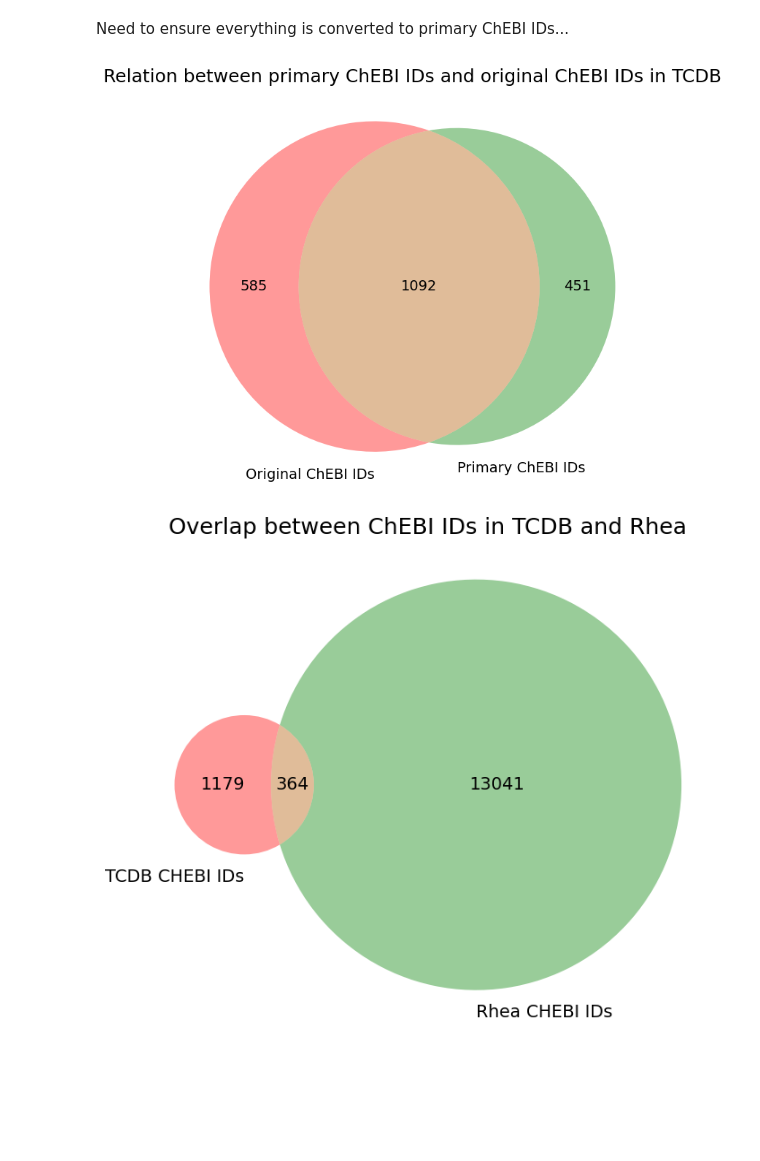
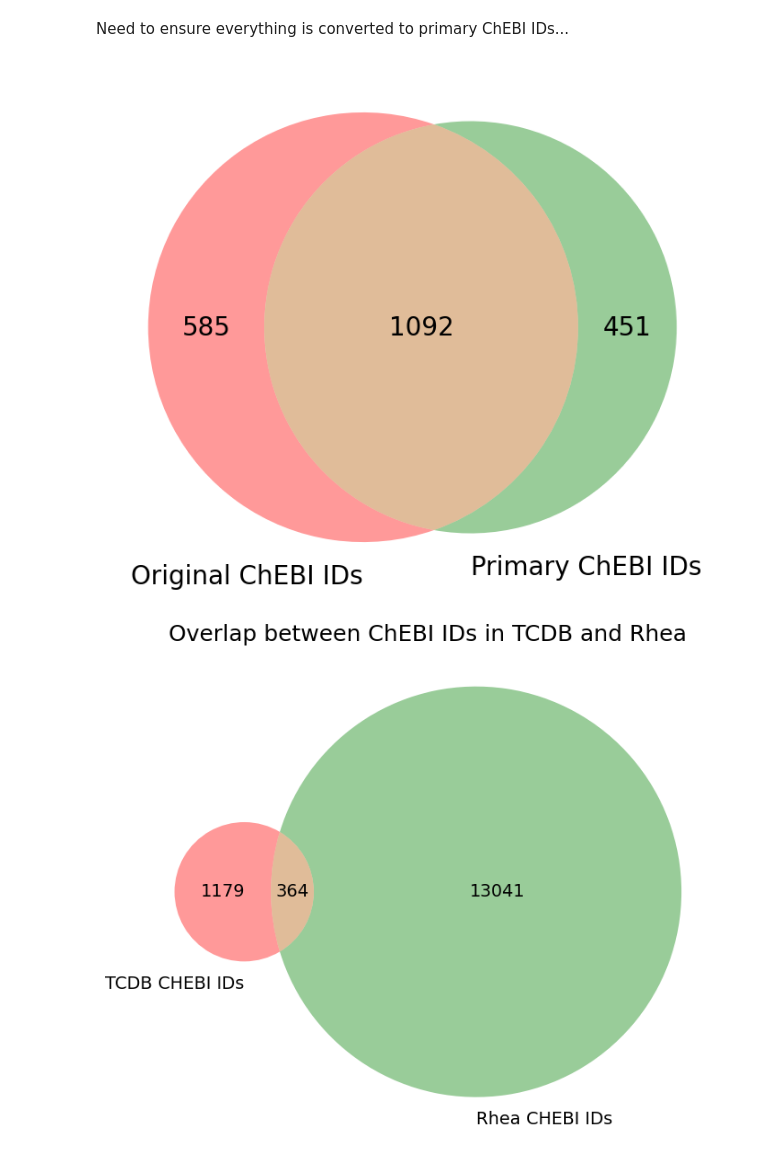
Before and after one commit to blandro/master-project, a Jupyter notebook: Misc/chebis_tcdb_rhea.ipynb, the cells around one changed output. Drawn from its saved outputs; the diff is of its cells as text; code cells hidden in the pictures; blank space fills up the shorter version.

Commit message:
Edit TCDB ChEBI Venn

```diff
--- a/Misc/chebis_tcdb_rhea.ipynb
+++ b/Misc/chebis_tcdb_rhea.ipynb
@@ -45,16 +45,15 @@ rhea_subs1 = set([s2p(el) for el in rhea_subs])
 # %%
 plt.figure(figsize=(10, 6))
 venn = venn2([tc_subs, tc_subs1], ("Original ChEBI IDs", "Primary ChEBI IDs"))
-plt.title("Relation between primary ChEBI IDs and original ChEBI IDs in TCDB", fontsize=18)
 for t in venn.set_labels:
-        t.set_fontsize(14)
+        t.set_fontsize(20)
 for t in venn.subset_labels:
-    t.set_fontsize(14)
+    t.set_fontsize(20)
 plt.tight_layout()
 plt.savefig("s2p_diff_tcdb.pdf", bbox_inches='tight')
 plt.show()
 # %% [output]
-[figure, old version]
+[figure, new version]
 # %%
 plt.figure(figsize=(10, 6))
 venn = venn2([tc_subs1, rhea_subs1], ("TCDB CHEBI IDs", "Rhea CHEBI IDs"))
```
Also changed, not shown: 1 other file.
